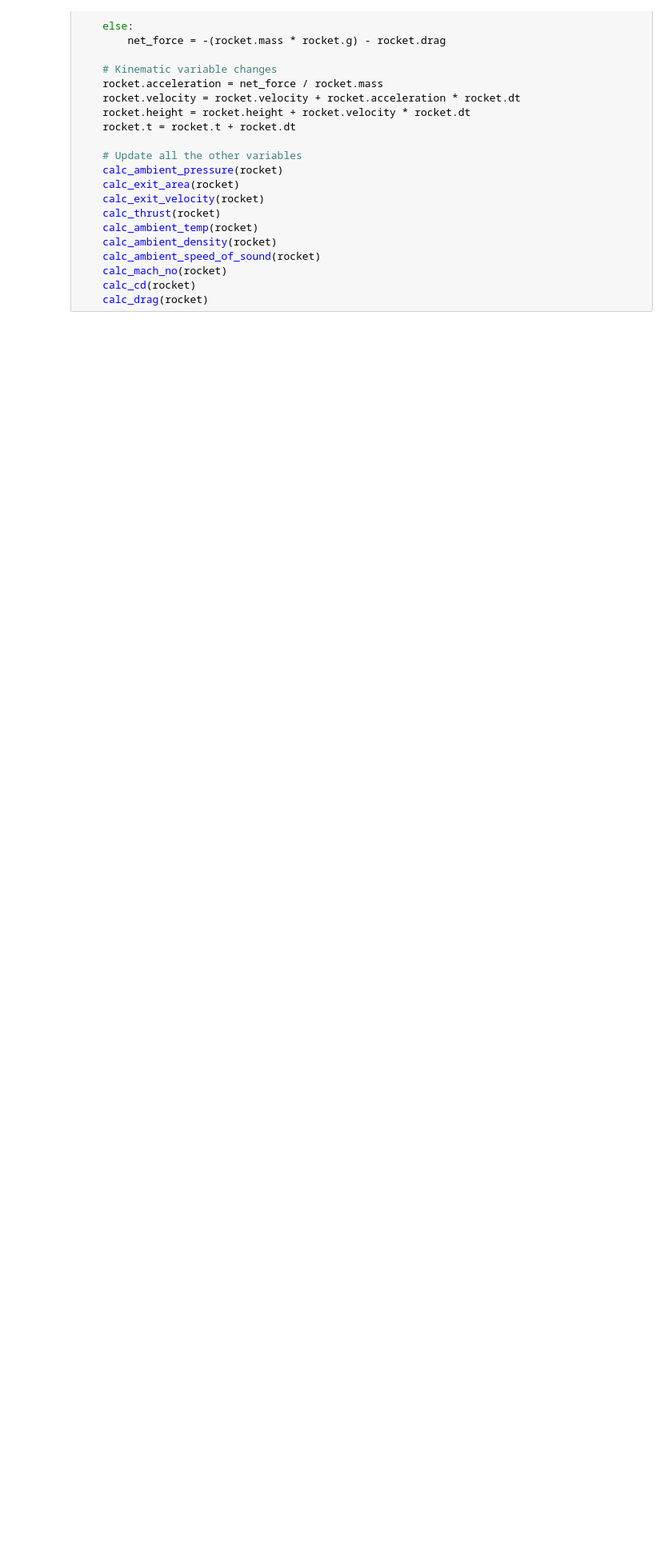
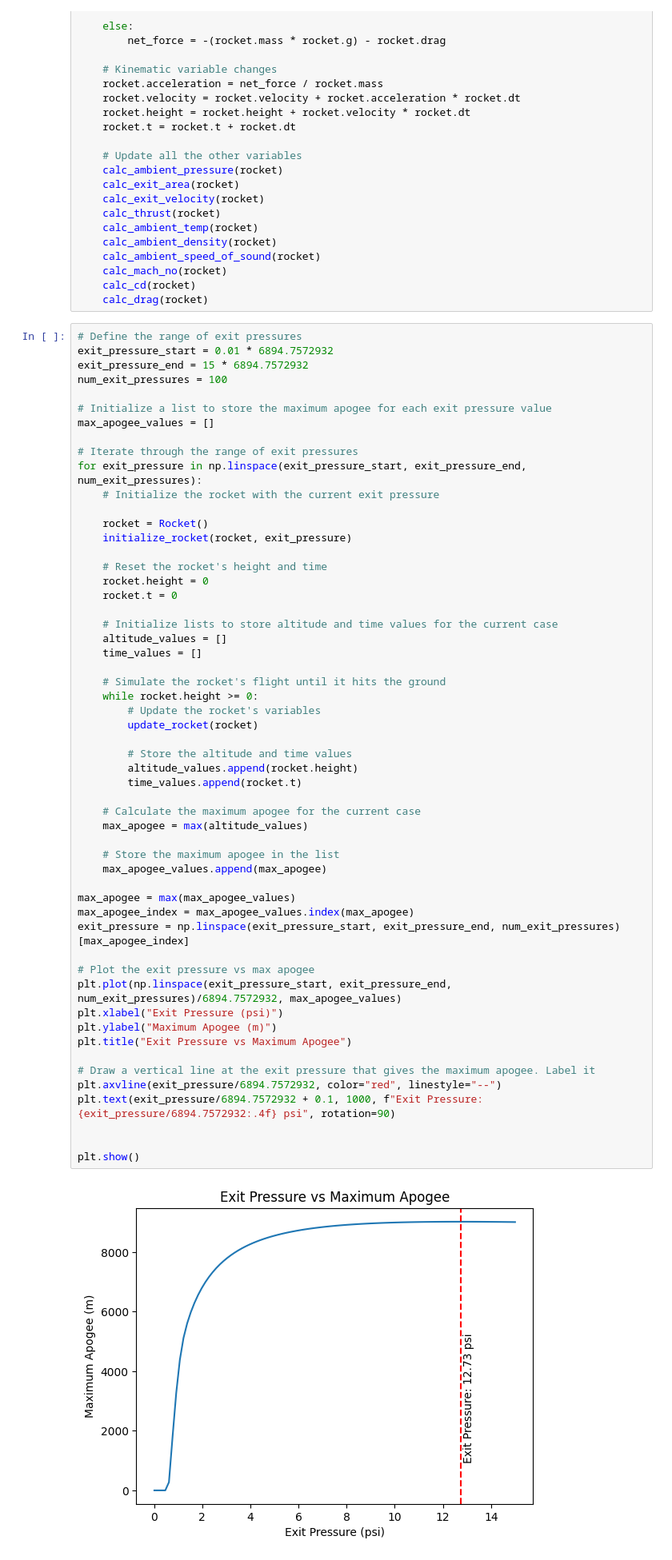
Before and after one commit to KacperBazan/rocket-sim, a Jupyter notebook: main.ipynb, the cells around one changed output. Shown: that part at 80% size. Drawn from its saved outputs; the diff is of its cells as text; blank space fills up the shorter version.

```diff
--- a/main.ipynb
+++ b/main.ipynb
@@ -246,5 +246,62 @@ def update_rocket(rocket):
     calc_mach_no(rocket)
     calc_cd(rocket)
     calc_drag(rocket)
+# %%
+# Define the range of exit pressures
+exit_pressure_start = 0.01 * 6894.7572932
+exit_pressure_end = 15 * 6894.7572932
+num_exit_pressures = 100
+
+# Initialize a list to store the maximum apogee for each exit pressure value
+max_apogee_values = []
+
+# Iterate through the range of exit pressures
+for exit_pressure in np.linspace(exit_pressure_start, exit_pressure_end, num_exit_pressures):
+    # Initialize the rocket with the current exit pressure
+
+    rocket = Rocket()
+    initialize_rocket(rocket, exit_pressure)
+
+    # Reset the rocket's height and time
+    rocket.height = 0
+    rocket.t = 0
+
+    # Initialize lists to store altitude and time values for the current case
+    altitude_values = []
+    time_values = []
+
+    # Simulate the rocket's flight until it hits the ground
+    while rocket.height >= 0:
+        # Update the rocket's variables
+        update_rocket(rocket)
+
+        # Store the altitude and time values
+        altitude_values.append(rocket.height)
+        time_values.append(rocket.t)
+
+    # Calculate the maximum apogee for the current case
+    max_apogee = max(altitude_values)
+
+    # Store the maximum apogee in the list
+    max_apogee_values.append(max_apogee)
+
+max_apogee = max(max_apogee_values)
+max_apogee_index = max_apogee_values.index(max_apogee)
+exit_pressure = np.linspace(exit_pressure_start, exit_pressure_end, num_exit_pressures)[max_apogee_index]
+
+# Plot the exit pressure vs max apogee
+plt.plot(np.linspace(exit_pressure_start, exit_pressure_end, num_exit_pressures)/6894.7572932, max_apogee_values)
+plt.xlabel("Exit Pressure (psi)")
+plt.ylabel("Maximum Apogee (m)")
+plt.title("Exit Pressure vs Maximum Apogee")
+
+# Draw a vertical line at the exit pressure that gives the maximum apogee. Label it
+plt.axvline(exit_pressure/6894.7572932, color="red", linestyle="--")
+plt.text(exit_pressure/6894.7572932 + 0.1, 1000, f"Exit Pressure: {exit_pressure/6894.7572932:.4f} psi", rotation=90)
+
+
+plt.show()
+# %% [output]
+[figure, added]
 # %%
 rocket = Rocket()
```
Also changed, not shown: parts of 1 cell of this notebook, 1 other file.
